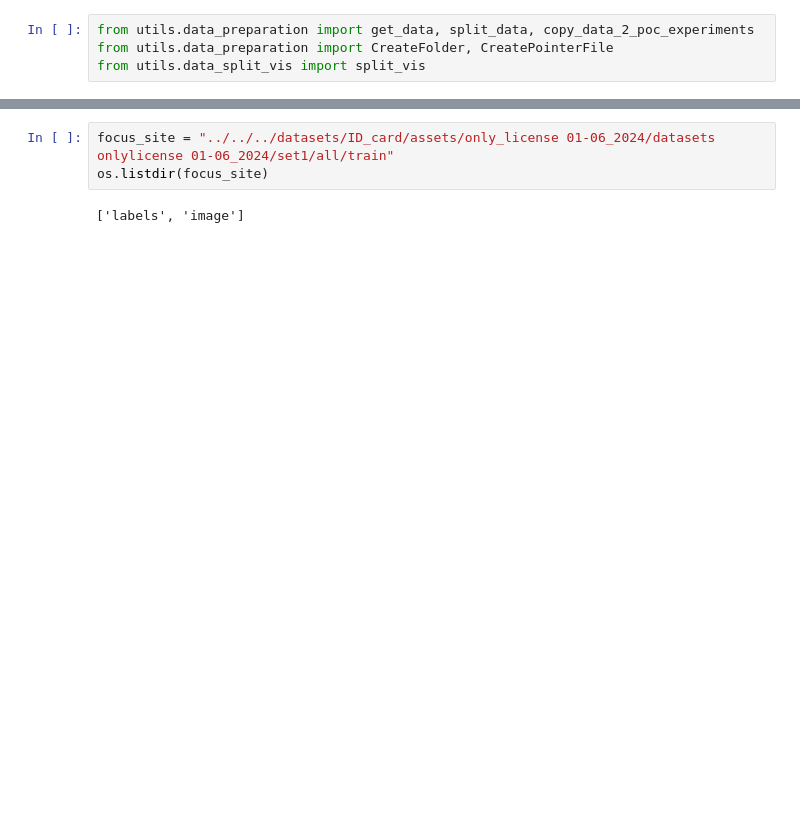
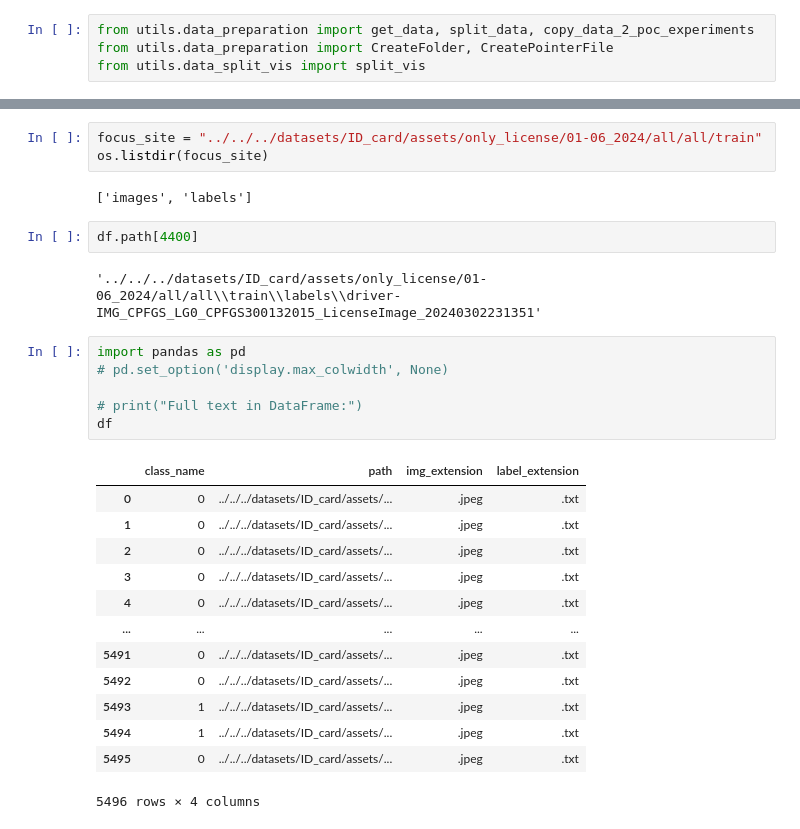
Before and after one commit to nrtpkim/utils_cv, a Jupyter notebook: other_utils/obj-seg-prepare_data.ipynb, the cells around one changed output, grey strips where cells are left out. Saved outputs shown, nothing was run; the diff lists cells and outputs as text; blank space fills up the shorter version.

```diff
--- a/other_utils/obj-seg-prepare_data.ipynb
+++ b/other_utils/obj-seg-prepare_data.ipynb
@@ -64,5 +64,29 @@ Folder 'assets\INSTANCE_SEGMENTATION1\fold7' has been renamed to 'assets\INSTANC
 # %%
-focus_site = "../../../datasets/ID_card/assets/only_license 01-06_2024/datasets onlylicense 01-06_2024/set1/all/train"
+focus_site = "../../../datasets/ID_card/assets/only_license/01-06_2024/all/all/train"
 os.listdir(focus_site)
 # %% [output]
-['labels', 'image']
+['images', 'labels']
+# %%
+df.path[4400]
+# %% [output]
+'../../../datasets/ID_card/assets/only_license/01-06_2024/all/all\\train\\labels\\driver-IMG_CPFGS_LG0_CPFGS300132015_LicenseImage_20240302231351'
+# %%
+import pandas as pd
+# pd.set_option('display.max_colwidth', None)
+
+# print("Full text in DataFrame:")
+df
+# %% [output]
+|  | class_name | path | img_extension | label_extension |
+| 0 | 0 | ../../../datasets/ID_card/assets/... | .jpeg | .txt |
+| 1 | 0 | ../../../datasets/ID_card/assets/... | .jpeg | .txt |
+| 2 | 0 | ../../../datasets/ID_card/assets/... | .jpeg | .txt |
+| 3 | 0 | ../../../datasets/ID_card/assets/... | .jpeg | .txt |
+| 4 | 0 | ../../../datasets/ID_card/assets/... | .jpeg | .txt |
+| ... | ... | ... | ... | ... |
+| 5491 | 0 | ../../../datasets/ID_card/assets/... | .jpeg | .txt |
+| 5492 | 0 | ../../../datasets/ID_card/assets/... | .jpeg | .txt |
+| 5493 | 1 | ../../../datasets/ID_card/assets/... | .jpeg | .txt |
+| 5494 | 1 | ../../../datasets/ID_card/assets/... | .jpeg | .txt |
+| 5495 | 0 | ../../../datasets/ID_card/assets/... | .jpeg | .txt |
+5496 rows × 4 columns
```
Also changed, not shown: parts of 4 cells of this notebook, 5 other files.
